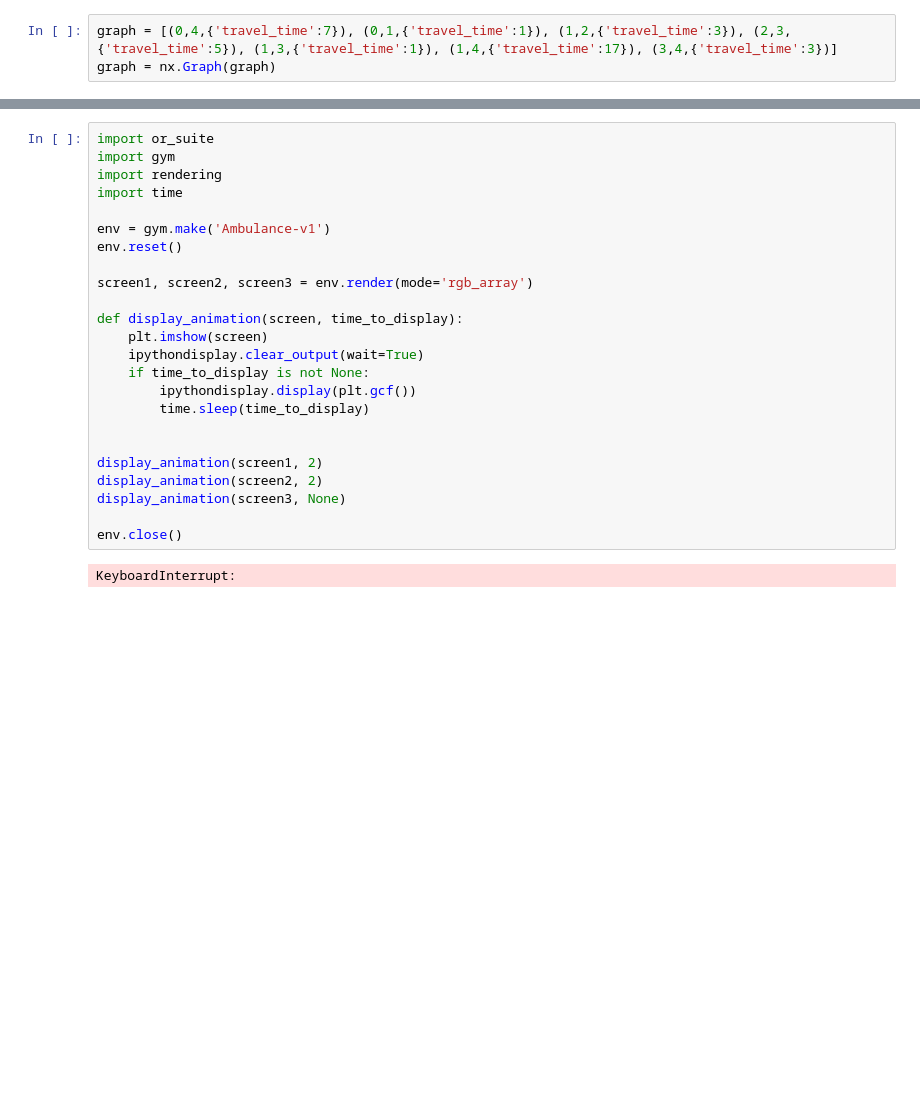
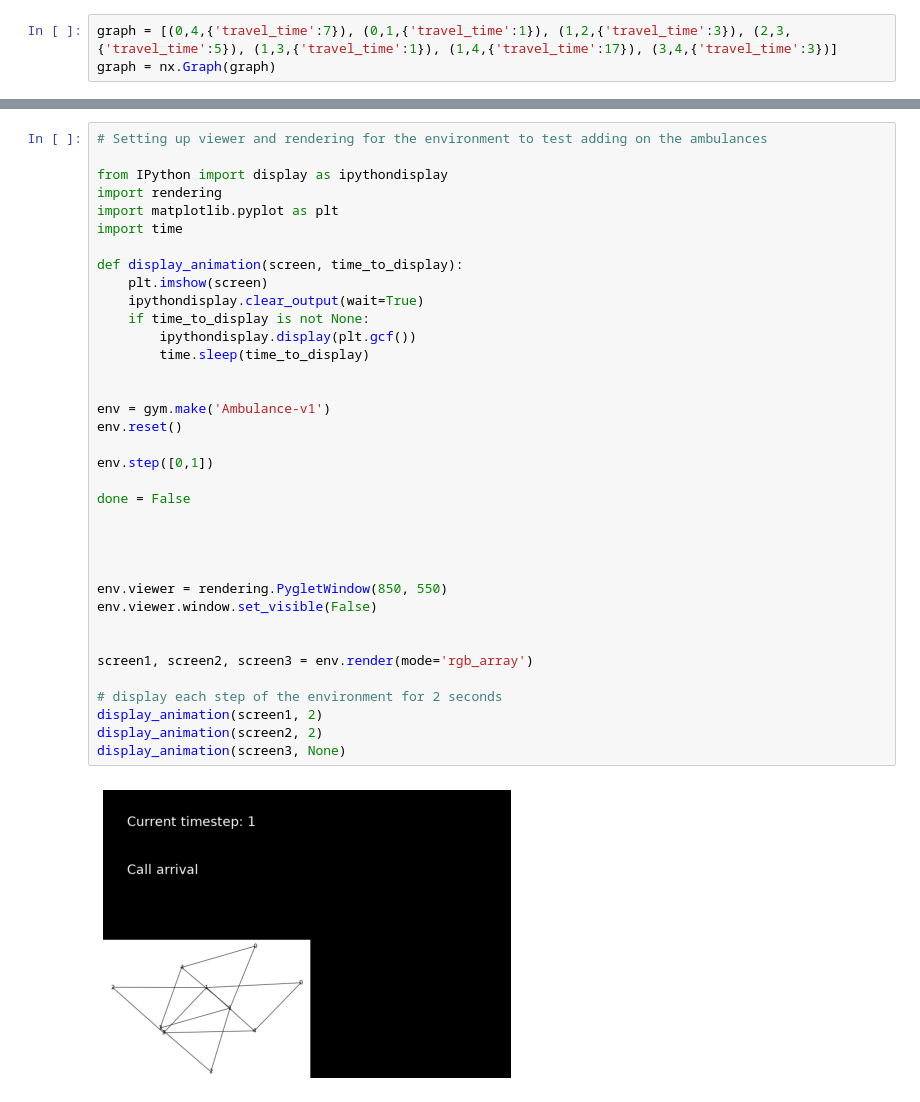
Before and after one commit to cornell-orie/ORSuite, a Jupyter notebook: graph_demo_test.ipynb, the cells around one changed output, grey strips where cells are left out. Drawn from its saved outputs; the diff is of its cells as text; blank space fills up the shorter version.

Commit message:
update initial version of rendering

```diff
--- a/graph_demo_test.ipynb
+++ b/graph_demo_test.ipynb
@@ -179,26 +28,38 @@ KeyboardInterrupt: Interrupted by user
 # %%
-import or_suite
-import gym
+# Setting up viewer and rendering for the environment to test adding on the ambulances
+
+from IPython import display as ipythondisplay
 import rendering
+import matplotlib.pyplot as plt
 import time
-
-env = gym.make('Ambulance-v1')
-env.reset()
-
-screen1, screen2, screen3 = env.render(mode='rgb_array')
 
 def display_animation(screen, time_to_display):
     plt.imshow(screen)
     ipythondisplay.clear_output(wait=True)
     if time_to_display is not None:
         ipythondisplay.display(plt.gcf())
         time.sleep(time_to_display)
 
 
+env = gym.make('Ambulance-v1')
+env.reset()
+
+env.step([0,1])
+
+done = False
+
+
+
+
+env.viewer = rendering.PygletWindow(850, 550)
+env.viewer.window.set_visible(False)
+
+
+screen1, screen2, screen3 = env.render(mode='rgb_array')
+
+# display each step of the environment for 2 seconds
 display_animation(screen1, 2)
 display_animation(screen2, 2)
 display_animation(screen3, None)
-
-env.close()
 # %% [output]
-KeyboardInterrupt:
+[figure, added]
```
Also changed, not shown: parts of 5 cells of this notebook, 3 other files.
